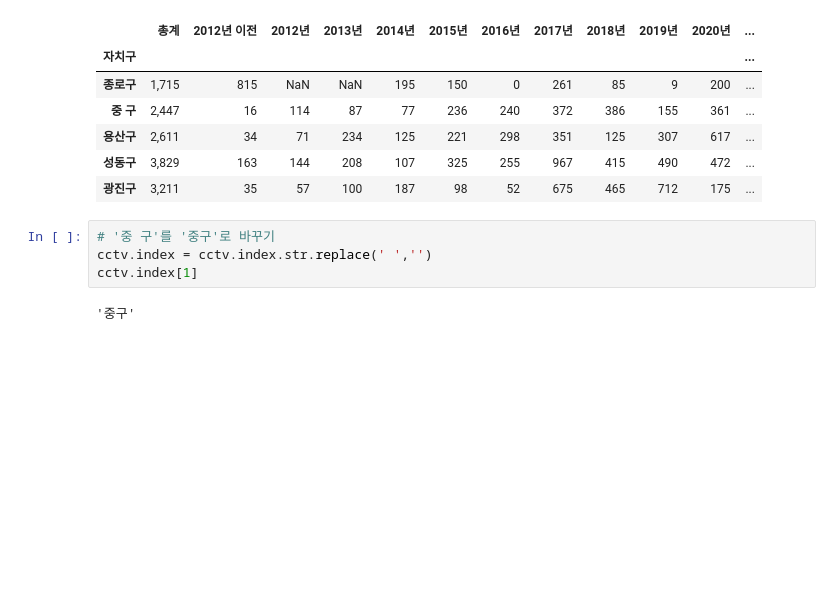
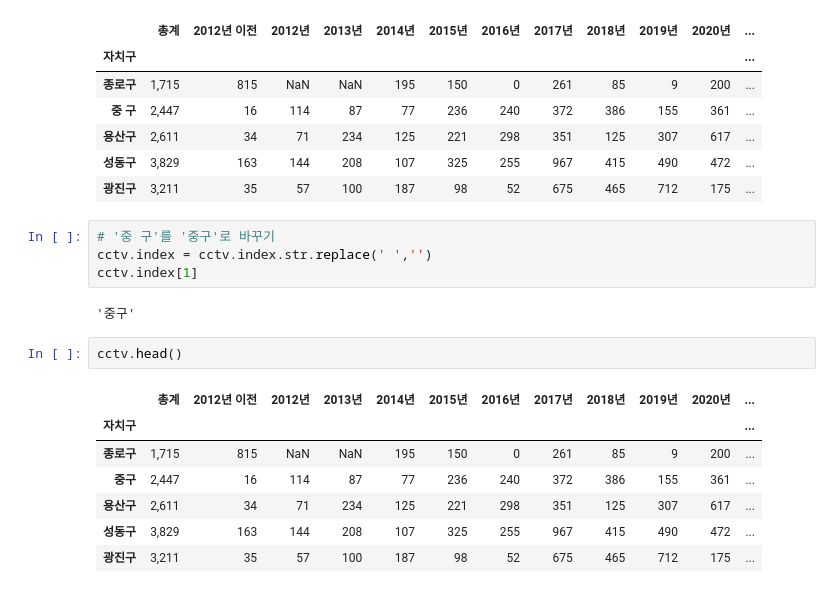
Before and after one commit to EunBiYang/DataAnalysis, a Jupyter notebook: 02.pandas/06.DF-인덱스 조작.ipynb, the cells around one changed output. Saved outputs shown, nothing was run; the diff lists cells and outputs as text; blank space fills up the shorter version.

```diff
--- a/02.pandas/06.DF-인덱스 조작.ipynb
+++ b/02.pandas/06.DF-인덱스 조작.ipynb
@@ -107,3 +124,13 @@ cctv.index = cctv.index.str.replace(' ','')
 cctv.index[1]
 # %% [output]
 '중구'
+# %%
+cctv.head()
+# %% [output]
+|  | 총계 | 2012년 이전 | 2012년 | 2013년 | 2014년 | 2015년 | 2016년 | 2017년 | 2018년 | 2019년 | 2020년 | ... |
+| 자치구 |  |  |  |  |  |  |  |  |  |  |  | ... |
+| 종로구 | 1,715 | 815 | NaN | NaN | 195 | 150 | 0 | 261 | 85 | 9 | 200 | ... |
+| 중구 | 2,447 | 16 | 114 | 87 | 77 | 236 | 240 | 372 | 386 | 155 | 361 | ... |
+| 용산구 | 2,611 | 34 | 71 | 234 | 125 | 221 | 298 | 351 | 125 | 307 | 617 | ... |
+| 성동구 | 3,829 | 163 | 144 | 208 | 107 | 325 | 255 | 967 | 415 | 490 | 472 | ... |
+| 광진구 | 3,211 | 35 | 57 | 100 | 187 | 98 | 52 | 675 | 465 | 712 | 175 | ... |
```
Also changed, not shown: parts of 4 cells of this notebook, 12 other files.
